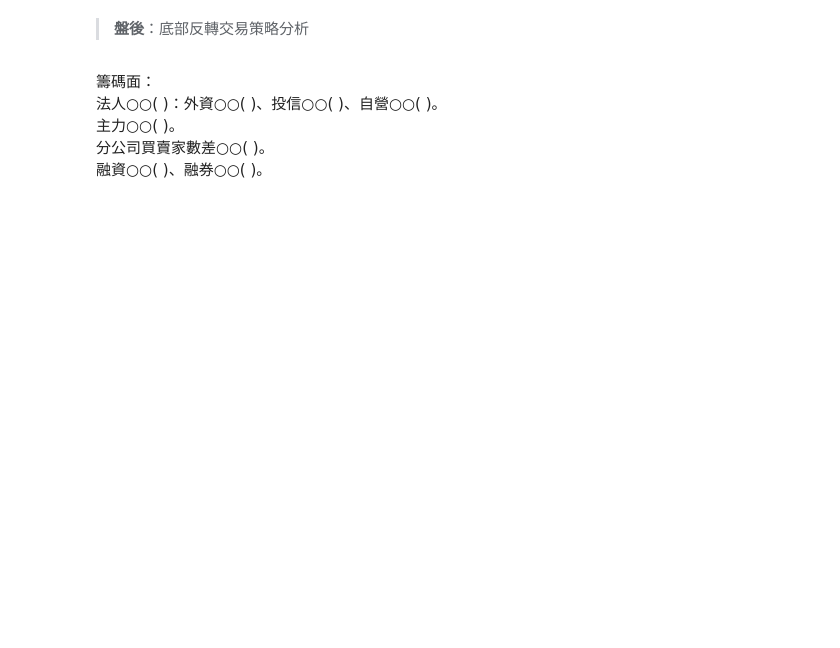
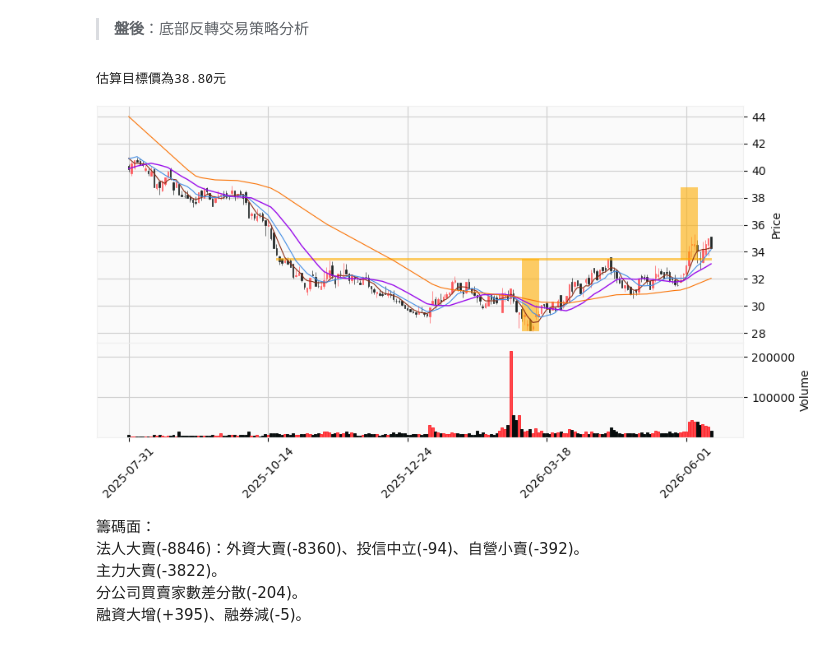
Before and after one commit to yilintung/StockInvestmentNotebook, a Jupyter notebook: 260612筆記.ipynb, the cells around one changed output. Cells and saved outputs as stored; diff of their text form; code cells hidden in the pictures; blank space fills up the shorter version.

```diff
--- a/260612筆記.ipynb
+++ b/260612筆記.ipynb
@@ -123,11 +206,14 @@ def line_drawing_callback( range_prices) :
 
     return seq_of_seq_of_points,linewidths,colors
 # %%
-image = mysys.DrawOnKlineChart('2105','2025-07-31','2026-06-11',line_drawing_callback)
+image = mysys.DrawOnKlineChart('2105','2025-07-31','2026-06-12',line_drawing_callback)
 display(image)
+# %% [output]
+估算目標價為38.80元
+[figure, added]
 # %% [markdown]
 籌碼面：
-法人○○( )：外資○○( )、投信○○( )、自營○○( )。
-主力○○( )。
-分公司買賣家數差○○( )。
-融資○○( )、融券○○( )。
+法人大賣(-8846)：外資大賣(-8360)、投信中立(-94)、自營小賣(-392)。
+主力大賣(-3822)。
+分公司買賣家數差分散(-204)。
+融資大增(+395)、融券減(-5)。
```
Also changed, not shown: parts of 5 cells of this notebook.
